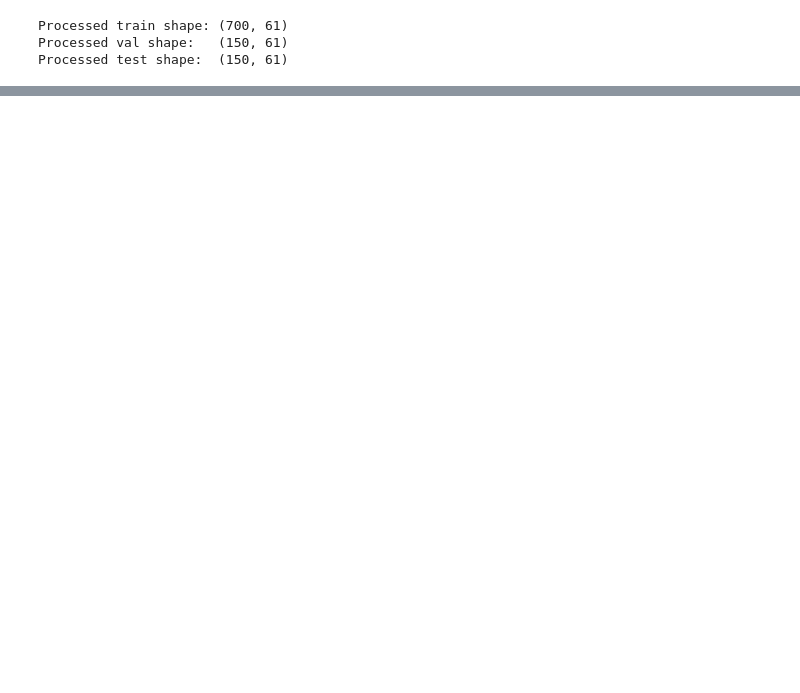
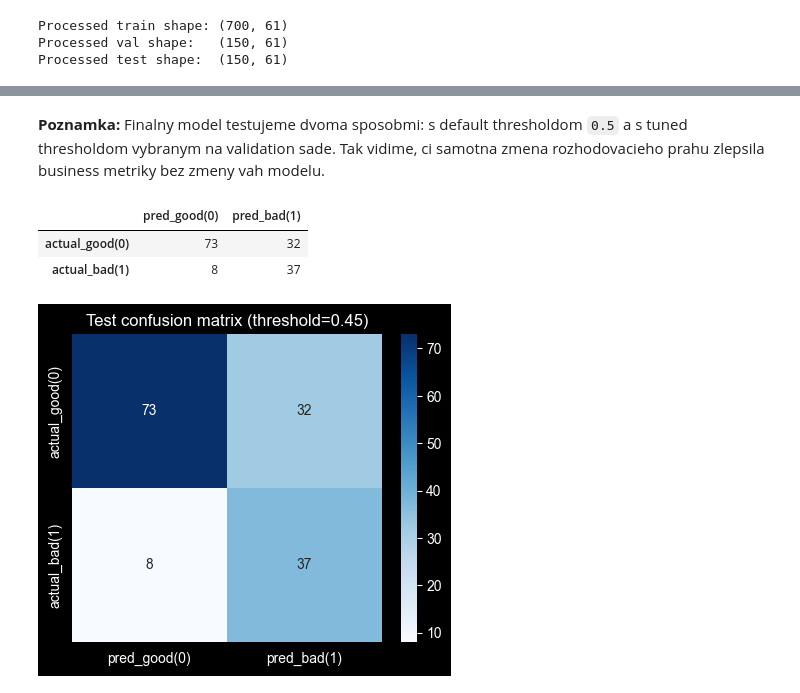
Before and after one commit to Lui105/Neuronove_siete, a Jupyter notebook: Credit_risk_assessment.ipynb, the cells around one changed output, grey strips where cells are left out. Cells and saved outputs as stored; diff of their text form; code cells hidden in the pictures; blank space fills up the shorter version.

```diff
--- a/Credit_risk_assessment.ipynb
+++ b/Credit_risk_assessment.ipynb
@@ -585,26 +409,0 @@ Best validation metrics: {'threshold': 0.5, 'recall_bad': 0.8222222222222222, 'p
-# %%
-
-test_prob, test_true, test_loss = predict_probabilities(model, test_loader, criterion)
-test_metrics = compute_metrics(test_true, test_prob)
-
-print('Test loss:', round(test_loss, 4))
-print('Test metrics:')
-for k in ['cost_per_sample', 'recall_bad', 'pr_auc', 'fp', 'fn', 'tp', 'tn']:
-    v = test_metrics[k]
-    if isinstance(v, float):
-        print(f'  {k}: {v:.4f}')
-    else:
-        print(f'  {k}: {v}')
-
-# wandb.summary.update({
-#     'test_loss': float(test_loss),
-#     'test_cost_per_sample': float(test_metrics['cost_per_sample']),
-#     'test_recall_bad': float(test_metrics['recall_bad']),
-#     'test_pr_auc': float(test_metrics['pr_auc']),
-#     'test_fp': int(test_metrics['fp']),
-#     'test_fn': int(test_metrics['fn']),
-#     'test_tp': int(test_metrics['tp']),
-#     'test_tn': int(test_metrics['tn']),
-# })
-#
-# wandb.summary['pos_weight'] = pos_weight_value
@@ -685,0 +855,26 @@ Saved:
+# %% [markdown]
+**Poznamka:** Finalny model testujeme dvoma sposobmi: s default thresholdom `0.5` a s tuned thresholdom vybranym na validation sade. Tak vidime, ci samotna zmena rozhodovacieho prahu zlepsila business metriky bez zmeny vah modelu.
+# %%
+# Confusion matrix at tuned threshold
+cm = confusion_matrix(test_true, (test_prob >= best_threshold).astype(int), labels=[0, 1])
+cm_df = pd.DataFrame(cm, index=['actual_good(0)', 'actual_bad(1)'], columns=['pred_good(0)', 'pred_bad(1)'])
+display(cm_df)
+
+plt.figure(figsize=(5, 4))
+sns.heatmap(cm_df, annot=True, fmt='d', cmap='Blues')
+plt.title(f'Test confusion matrix (threshold={best_threshold:.2f})')
+wandb.log({
+    'test_confusion_matrix': wandb.plot.confusion_matrix(
+        probs=None,
+        y_true=test_true,
+        preds=(test_prob >= best_threshold).astype(int),
+        class_names=['good', 'bad'],
+    ),
+    'test_confusion_matrix_heatmap': wandb.Image(plt.gcf()),
+})
+plt.show()
+# %% [output]
+|  | pred_good(0) | pred_bad(1) |
+| actual_good(0) | 73 | 32 |
+| actual_bad(1) | 8 | 37 |
+[figure, added]
```
Also changed, not shown: parts of 59 cells of this notebook.
